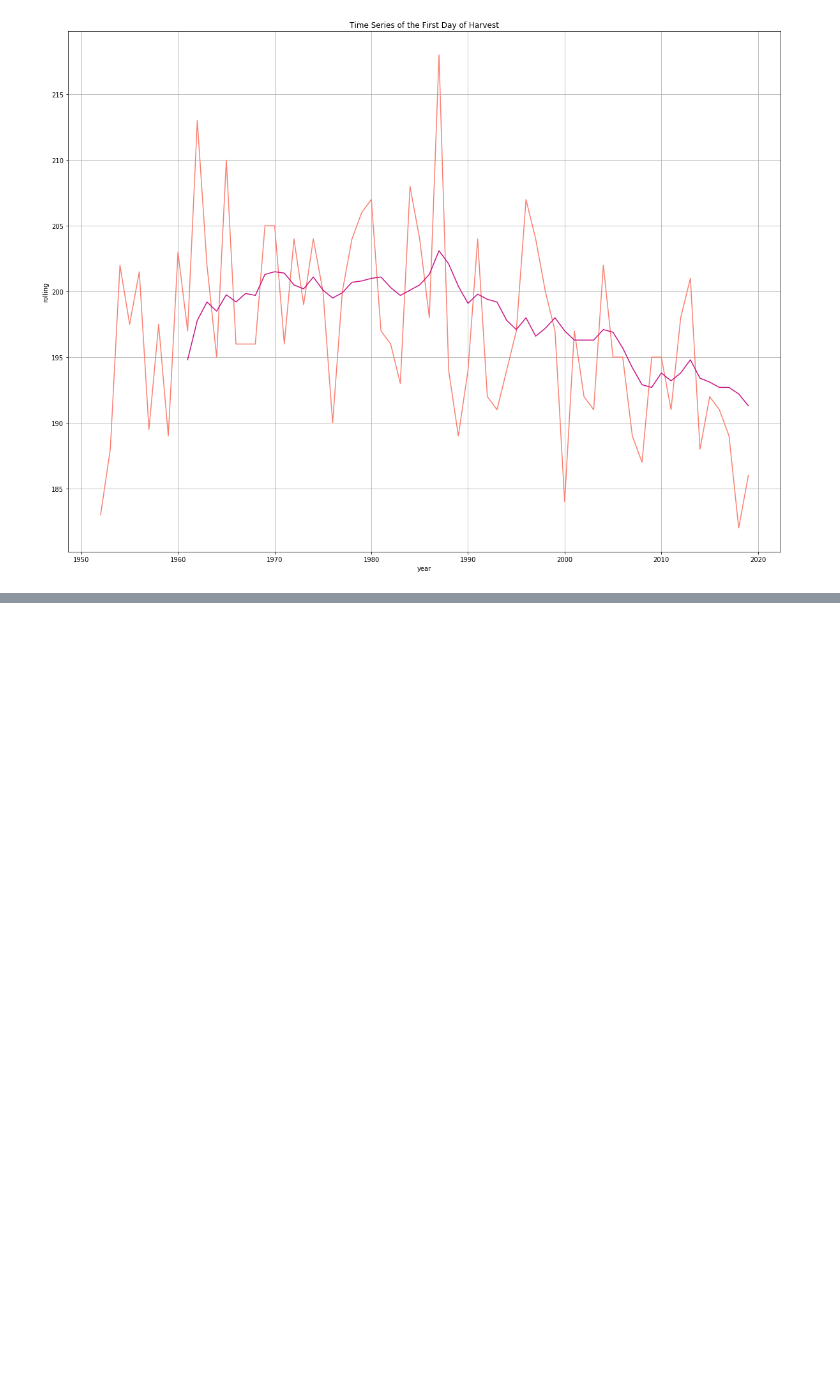
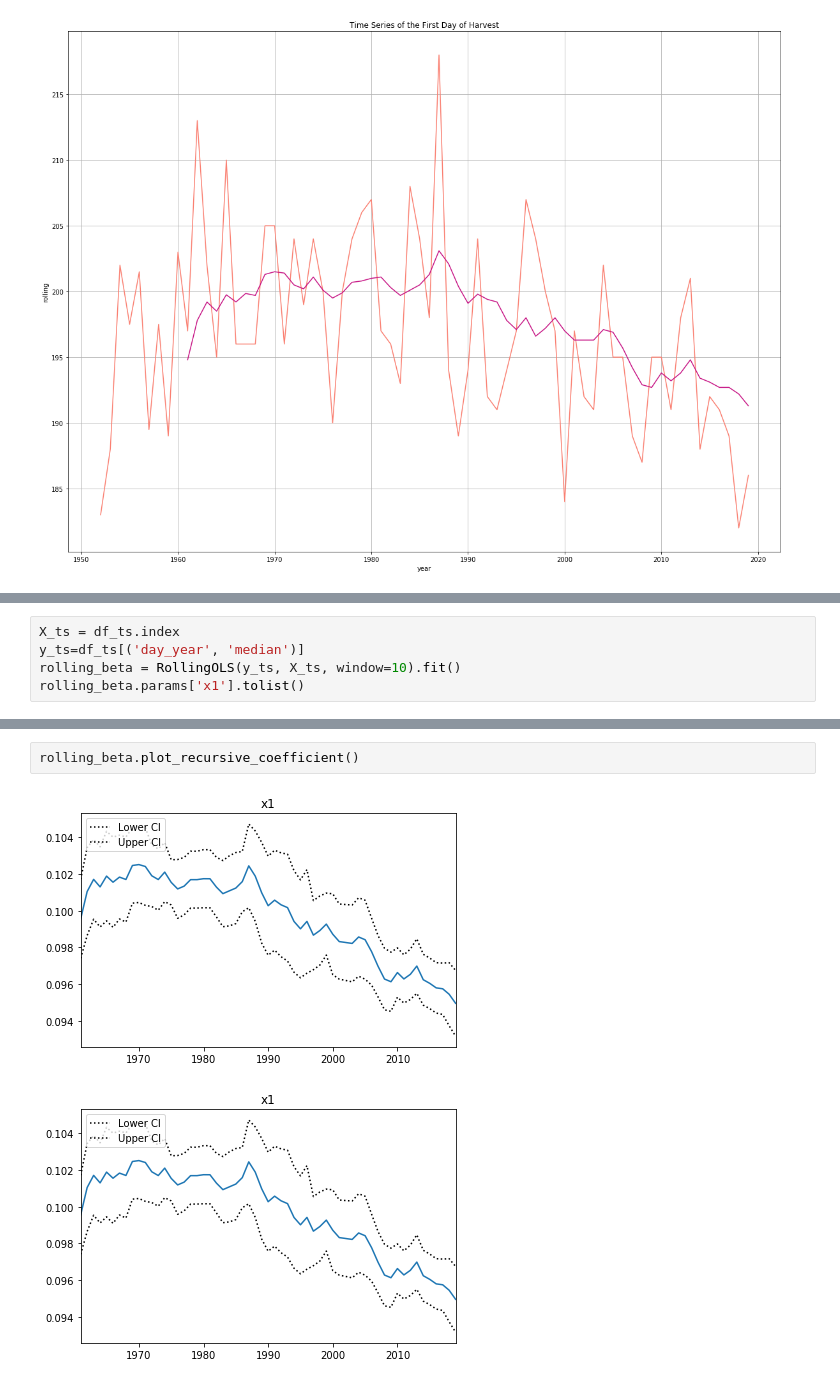
Before and after one commit to GParolini/phenology_data, a Jupyter notebook: code/7_winterbarley.ipynb, the cells around one changed output, grey strips where cells are left out. Saved outputs shown, nothing was run; the diff lists cells and outputs as text; blank space fills up the shorter version.

```diff
--- a/code/7_winterbarley.ipynb
+++ b/code/7_winterbarley.ipynb
@@ -258,0 +459,5 @@ Text(0.5, 1.0, 'Time Series of the First Day of Harvest')
+# %%
+X_ts = df_ts.index
+y_ts=df_ts[('day_year', 'median')]
+rolling_beta = RollingOLS(y_ts, X_ts, window=10).fit()
+rolling_beta.params['x1'].tolist()
@@ -258,0 +482,5 @@ Text(0.5, 1.0, 'Time Series of the First Day of Harvest')
+# %%
+rolling_beta.plot_recursive_coefficient()
+# %% [output]
+[figure, added]
+[figure, added]
```
Also changed, not shown: parts of 14 cells of this notebook, 4 other files.
